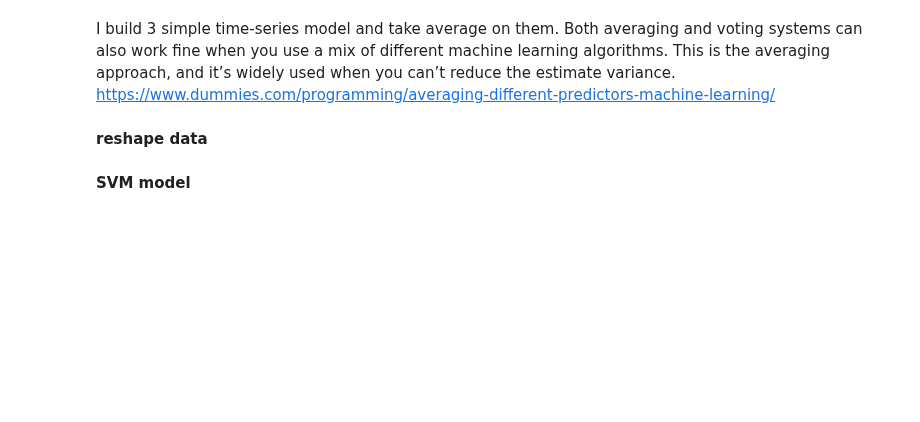
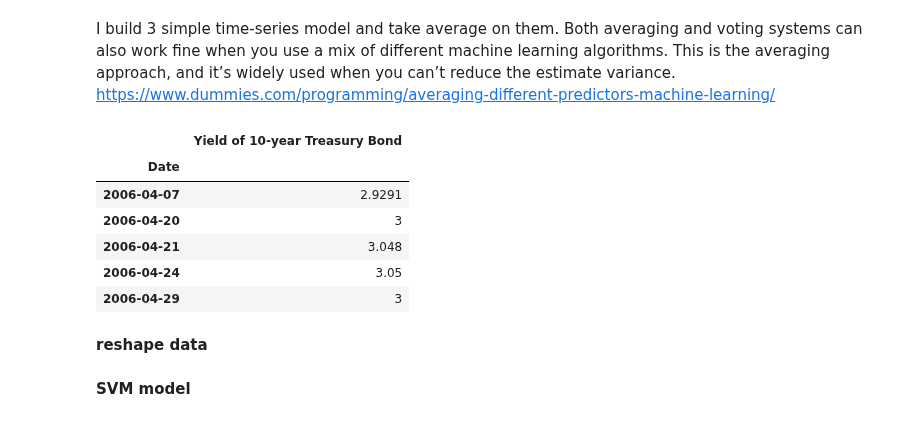
Before and after one commit to wl2748/5242_project, a Jupyter notebook: code/ARIMA_SVM_RF.ipynb, the cells around one changed output. Drawn from its saved outputs; the diff is of its cells as text; code cells hidden in the pictures; blank space fills up the shorter version.

```diff
--- a/code/ARIMA_SVM_RF.ipynb
+++ b/code/ARIMA_SVM_RF.ipynb
@@ -67,7 +75,17 @@ national_debt = national_debt.iloc[1:len(national_debt)-2,1:]
 national_debt_s = national_debt.iloc[:,:national_debt.shape[1]-2].dropna()
 national_debt_l = national_debt.iloc[:,national_debt.shape[1]-2:].dropna()
 # %%
-data = pd.DataFrame(national_debt_s.iloc[:,[14]])
+data = pd.DataFrame(national_debt_s.iloc[:,15])
+data.columns = ['Yield of 10-year Treasury Bond']
+data.head()
+# %% [output]
+|  | Yield of 10-year Treasury Bond |
+| Date |  |
+| 2006-04-07 | 2.9291 |
+| 2006-04-20 | 3 |
+| 2006-04-21 | 3.048 |
+| 2006-04-24 | 3.05 |
+| 2006-04-29 | 3 |
 # %%
 p = 0.8
 n = 100
```
Also changed, not shown: parts of 23 cells of this notebook.
